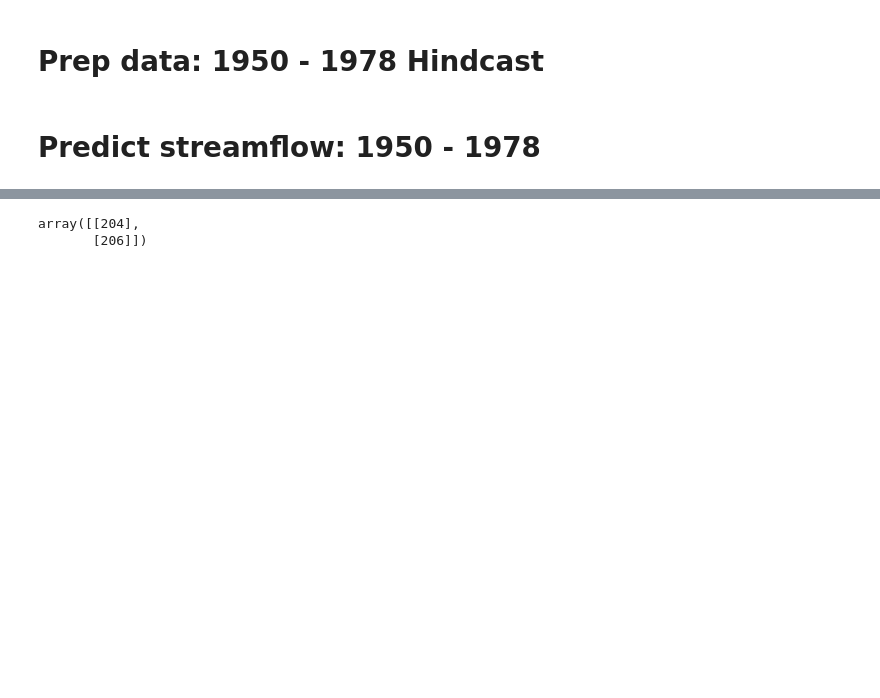
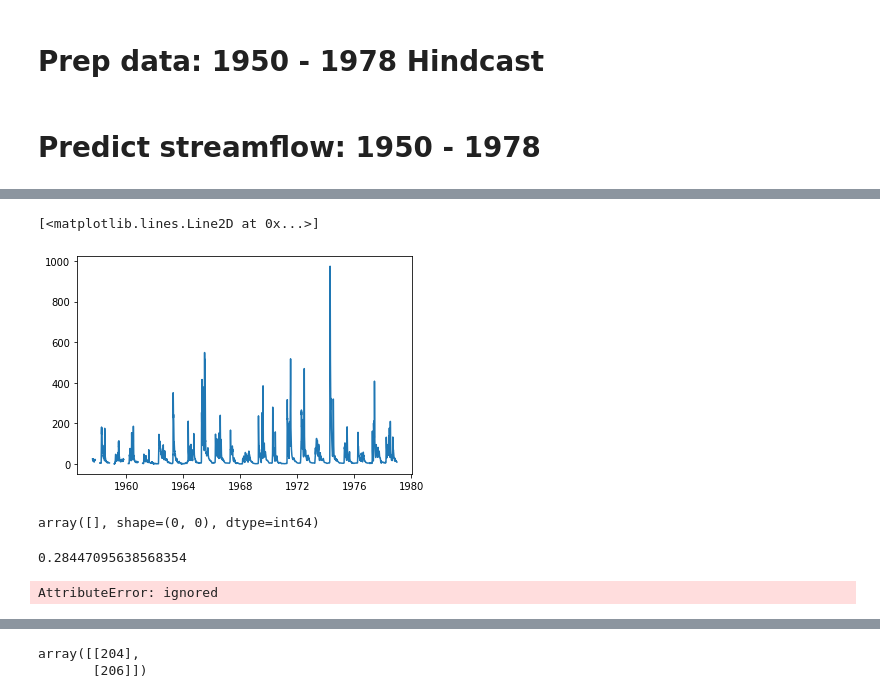
Before and after one commit to andersonsam/cnn_lstm_era, a Jupyter notebook: hindcast.ipynb, the cells around one changed output, grey strips where cells are left out. Cells and saved outputs as stored; diff of their text form; code cells hidden in the pictures; blank space fills up the shorter version.

```diff
--- a/hindcast.ipynb
+++ b/hindcast.ipynb
@@ -764,0 +971,23 @@ y_hind_predict = np.mean(y_hind_predict_fine_runs, axis = 0)
+# %%
+start = flowDate_long.index(datetime(1951,1,1))
+fin = flowDate_long.index(datetime(1978,12,31))
+# %%
+plt.plot(flowDate_long[start:fin], F_long[ind_long,start:fin])
+# %% [output]
+[<matplotlib.lines.Line2D at 0x...>]
+[figure, added]
+# %%
+np.argwhere(flowDate_long == datetime(1978,12,31))
+# %% [output]
+array([], shape=(0, 0), dtype=int64)
+# %%
+
+Nnan = len(np.argwhere(np.isnan(F_long[ind_long,start:fin])))
+Ndays = len(F_long[ind_long,start:fin])
+print(Nnan/Ndays)
+# %% [output]
+0.28447095638568354
+# %%
+stationNames_long.startswith(stationName)
+# %% [output]
+AttributeError: ignored
```
Also changed, not shown: parts of 21 cells of this notebook.
